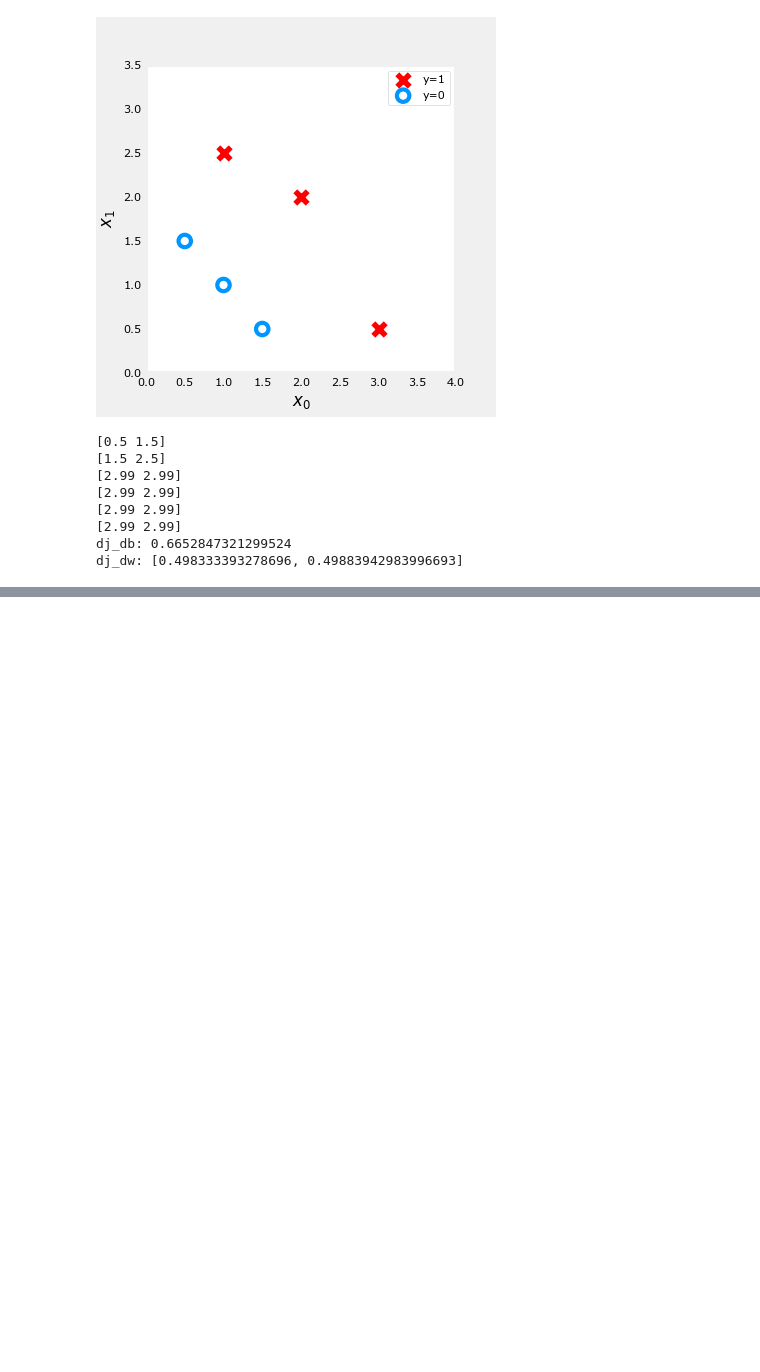
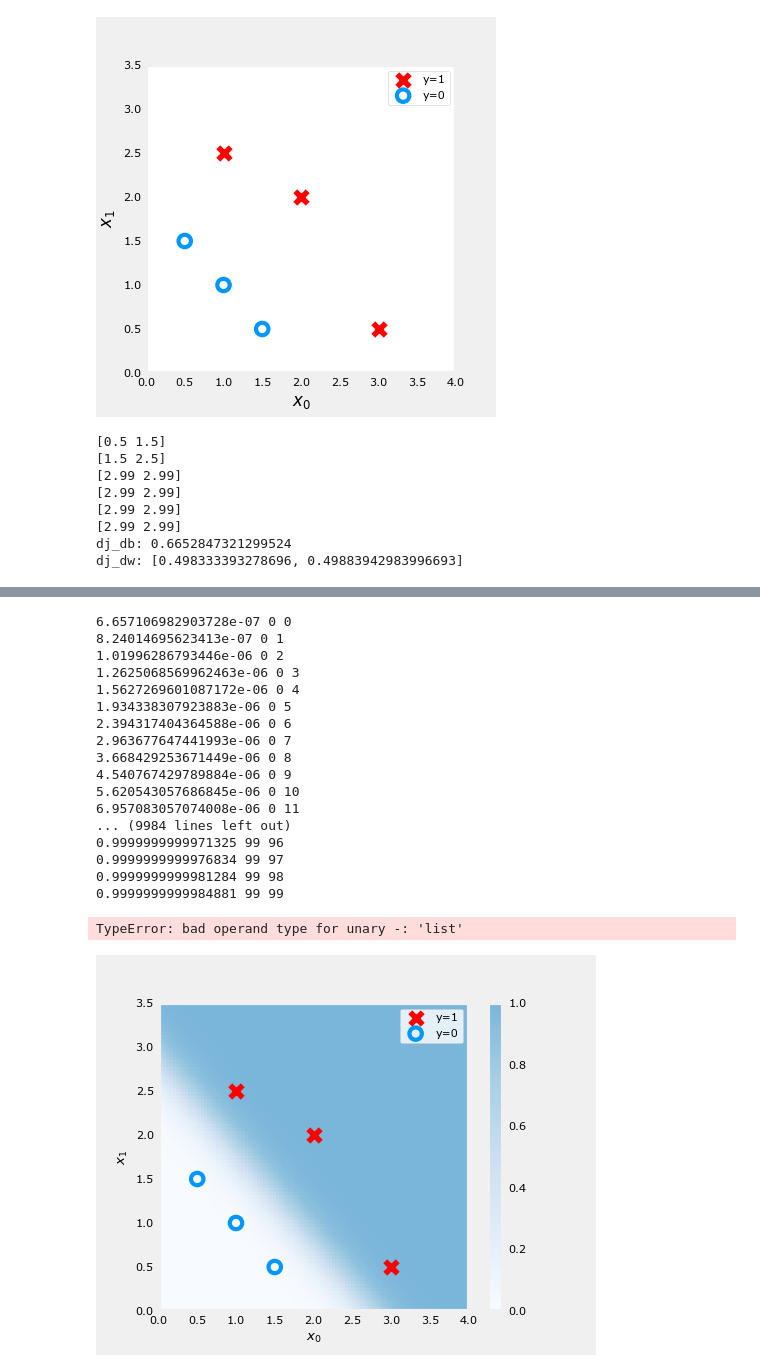
Before and after one commit to Kd-Here/Machine-Learning, a Jupyter notebook: Week3/Gradientdescent.ipynb, the cells around one changed output, grey strips where cells are left out. Cells and saved outputs as stored; diff of their text form; code cells hidden in the pictures; blank space fills up the shorter version.

Commit message:
Learned gradient descent with J and w,b plot

```diff
--- a/Week3/Gradientdescent.ipynb
+++ b/Week3/Gradientdescent.ipynb
@@ -124,0 +160,44 @@ dj_dw: [0.498333393278696, 0.49883942983996693]
+# %%
+
+X_train = np.array([[0.5, 1.5], [1,1], [1.5, 0.5], [3, 0.5], [2, 2], [1, 2.5]])
+y_train = np.array([0, 0, 0, 1, 1, 1])
+w_out = [5.28, 5.08]
+b_out = [-14.222409982019837]
+
+
+
+fig,ax = plt.subplots(1,1,figsize=(5,4))
+# plot the probability
+plt_prob(ax, w_out, b_out)
+
+# Plot the original data
+ax.set_ylabel(r'$x_1$')
+ax.set_xlabel(r'$x_0$')
+ax.axis([0, 4, 0, 3.5])
+plot_data(X_train,y_train,ax)
+
+# Plot the decision boundary
+x0 = -b_out/w_out[0]
+x1 = -b_out/w_out[1]
+ax.plot([0,x0],[x1,0])
+plt.show()
+# %% [output]
+6.657106982903728e-07 0 0
+8.24014695623413e-07 0 1
+1.01996286793446e-06 0 2
+1.2625068569962463e-06 0 3
+1.5627269601087172e-06 0 4
+1.934338307923883e-06 0 5
+2.394317404364588e-06 0 6
+2.963677647441993e-06 0 7
+3.668429253671449e-06 0 8
+4.540767429789884e-06 0 9
+5.620543057686845e-06 0 10
+6.957083057074008e-06 0 11
+... (9984 lines left out)
+0.9999999999971325 99 96
+0.9999999999976834 99 97
+0.9999999999981284 99 98
+0.9999999999984881 99 99
+TypeError: bad operand type for unary -: 'list'
+[figure, added]
```
Also changed, not shown: parts of 3 cells of this notebook, 1 other file.
